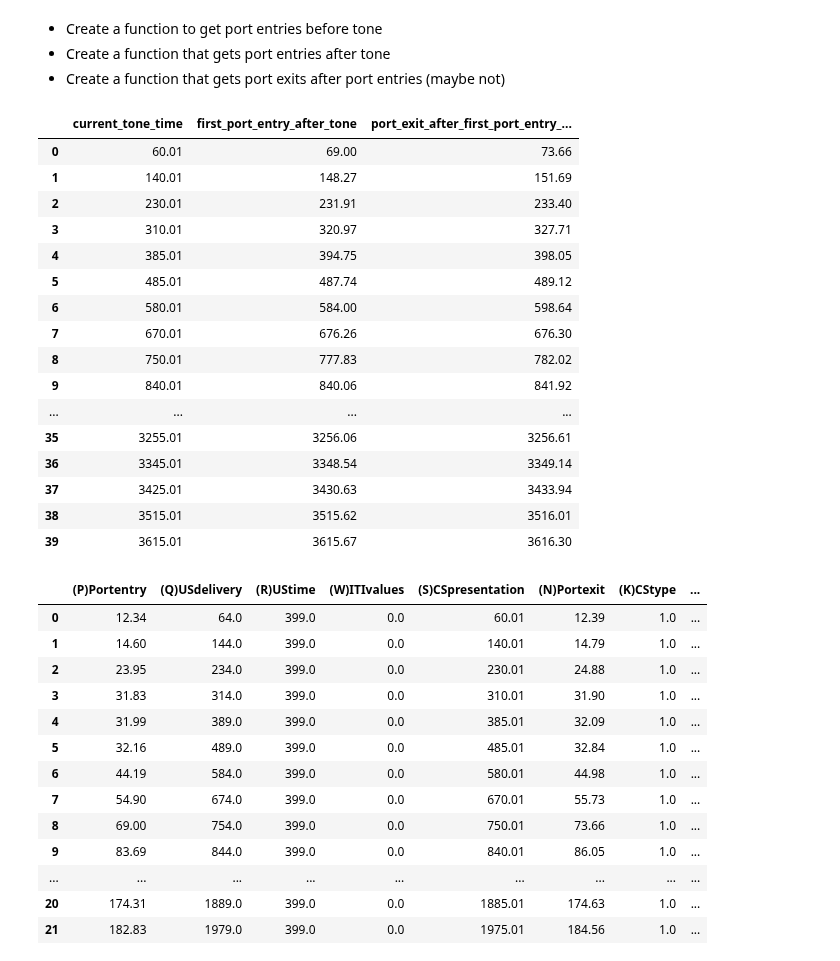
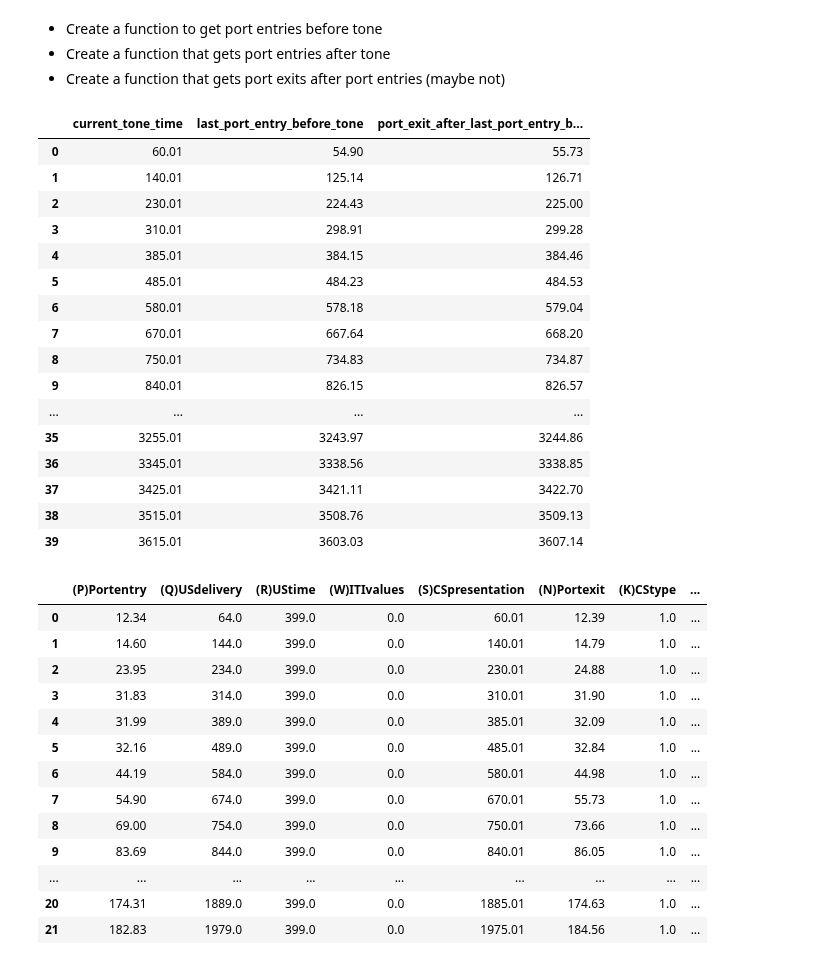
Before and after one commit to padillacoreanolab/med_pc_repo, a Jupyter notebook: results/2022_05_02_log_processing/02_calculating_latencies.ipynb, the cells around one changed output. Drawn from its saved outputs; the diff is of its cells as text; code cells hidden in the pictures.

Commit message:
feat: get last port entry before tone

```diff
--- a/results/2022_05_02_log_processing/02_calculating_latencies.ipynb
+++ b/results/2022_05_02_log_processing/02_calculating_latencies.ipynb
@@ -225,25 +194,27 @@ def get_first_port_entries_after_tone(tone_pd_series, port_entries_pd_series, po
 port_entries_pd_series = example_one_session_recording_df["(P)Portentry"]
 port_exit_pd_series = example_one_session_recording_df["(N)Portexit"]
 # %%
-first_ get_first_port_entries_after_tone(tone_pd_series=example_one_session_valid_tones, port_entries_pd_series=port_entries_pd_series, port_exits_pd_series=port_exit_pd_series)
+example_last_port_entries_before_tone = processing.tone.get_last_port_entries_before_tone(tone_pd_series=example_one_session_valid_tones, port_entries_pd_series=port_entries_pd_series, port_exits_pd_series=port_exit_pd_series)
-# %% [output]
-|  | current_tone_time | first_port_entry_after_tone | port_exit_after_first_port_entry_... |
-| 0 | 60.01 | 69.00 | 73.66 |
-| 1 | 140.01 | 148.27 | 151.69 |
-| 2 | 230.01 | 231.91 | 233.40 |
-| 3 | 310.01 | 320.97 | 327.71 |
-| 4 | 385.01 | 394.75 | 398.05 |
-| 5 | 485.01 | 487.74 | 489.12 |
-| 6 | 580.01 | 584.00 | 598.64 |
-| 7 | 670.01 | 676.26 | 676.30 |
-| 8 | 750.01 | 777.83 | 782.02 |
-| 9 | 840.01 | 840.06 | 841.92 |
-| ... | ... | ... | ... |
-| 35 | 3255.01 | 3256.06 | 3256.61 |
-| 36 | 3345.01 | 3348.54 | 3349.14 |
-| 37 | 3425.01 | 3430.63 | 3433.94 |
-| 38 | 3515.01 | 3515.62 | 3516.01 |
-| 39 | 3615.01 | 3615.67 | 3616.30 |
+# %%
+example_last_port_entries_before_tone
+# %% [output]
+|  | current_tone_time | last_port_entry_before_tone | port_exit_after_last_port_entry_b... |
+| 0 | 60.01 | 54.90 | 55.73 |
+| 1 | 140.01 | 125.14 | 126.71 |
+| 2 | 230.01 | 224.43 | 225.00 |
+| 3 | 310.01 | 298.91 | 299.28 |
+| 4 | 385.01 | 384.15 | 384.46 |
+| 5 | 485.01 | 484.23 | 484.53 |
+| 6 | 580.01 | 578.18 | 579.04 |
+| 7 | 670.01 | 667.64 | 668.20 |
+| 8 | 750.01 | 734.83 | 734.87 |
+| 9 | 840.01 | 826.15 | 826.57 |
+| ... | ... | ... | ... |
+| 35 | 3255.01 | 3243.97 | 3244.86 |
+| 36 | 3345.01 | 3338.56 | 3338.85 |
+| 37 | 3425.01 | 3421.11 | 3422.70 |
+| 38 | 3515.01 | 3508.76 | 3509.13 |
+| 39 | 3615.01 | 3603.03 | 3607.14 |
 # %%
 example_one_session_recording_df.head(n=25)
 # %% [output]
```
Also changed, not shown: parts of 9 cells of this notebook, 1 other file.
